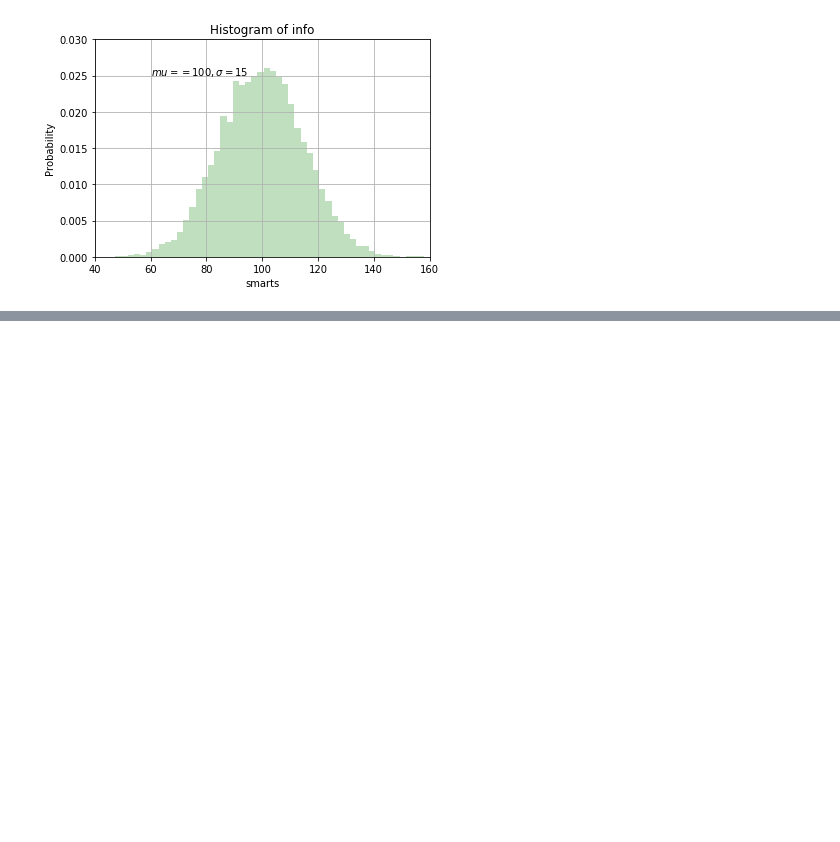
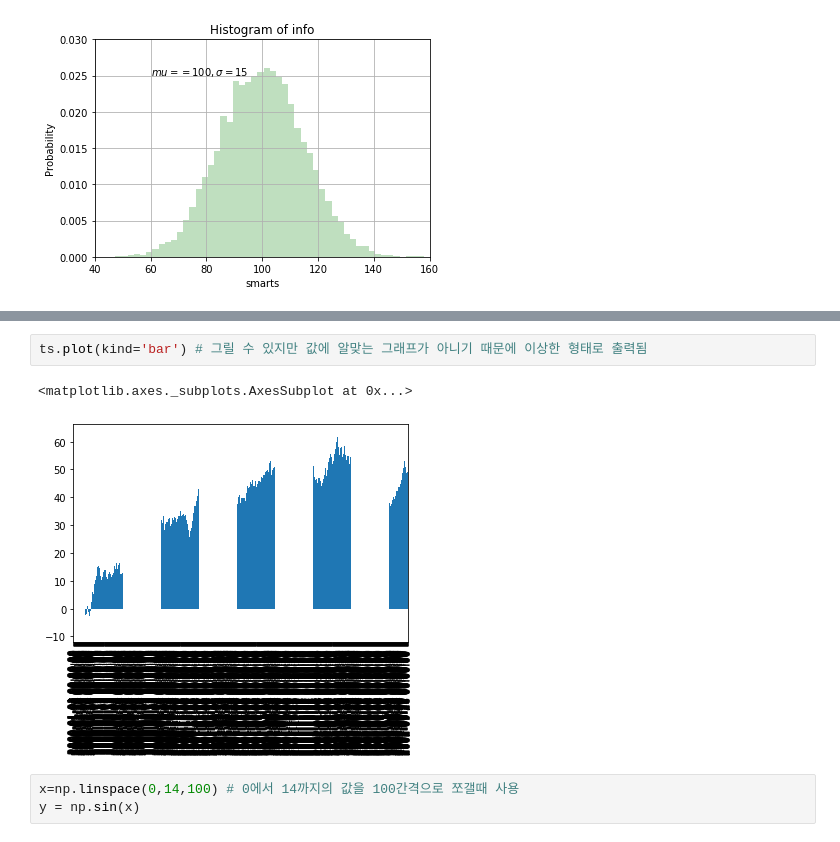
Before and after one commit to jaenjaen/TIL, a Jupyter notebook: python/04_matplot/Matplot02.ipynb, the cells around one changed output, grey strips where cells are left out. Drawn from its saved outputs; the diff is of its cells as text; blank space fills up the shorter version.

```diff
--- a/python/04_matplot/Matplot02.ipynb
+++ b/python/04_matplot/Matplot02.ipynb
@@ -104,0 +133,8 @@ plt.show()
+# %%
+ts.plot(kind='bar') # 그릴 수 있지만 값에 알맞는 그래프가 아니기 때문에 이상한 형태로 출력됨
+# %% [output]
+<matplotlib.axes._subplots.AxesSubplot at 0x...>
+[figure, added]
+# %%
+x=np.linspace(0,14,100) # 0에서 14까지의 값을 100간격으로 쪼갤때 사용
+y = np.sin(x)
```
Also changed, not shown: parts of 25 cells of this notebook.
